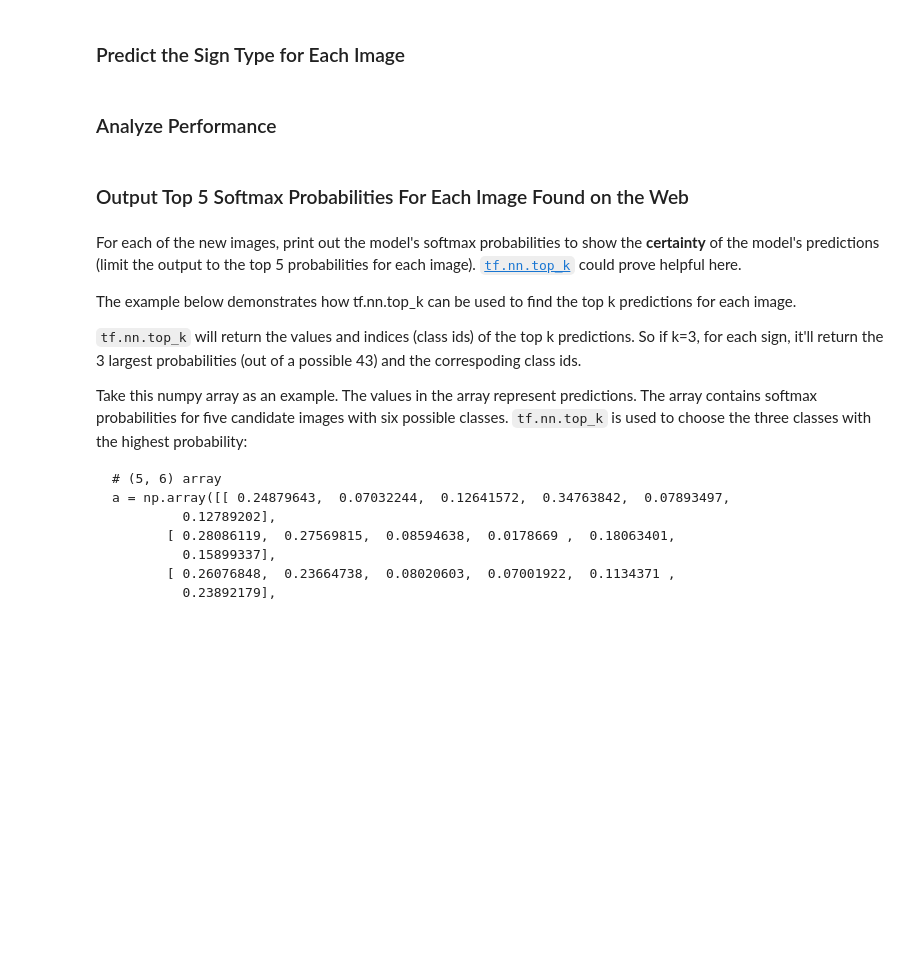
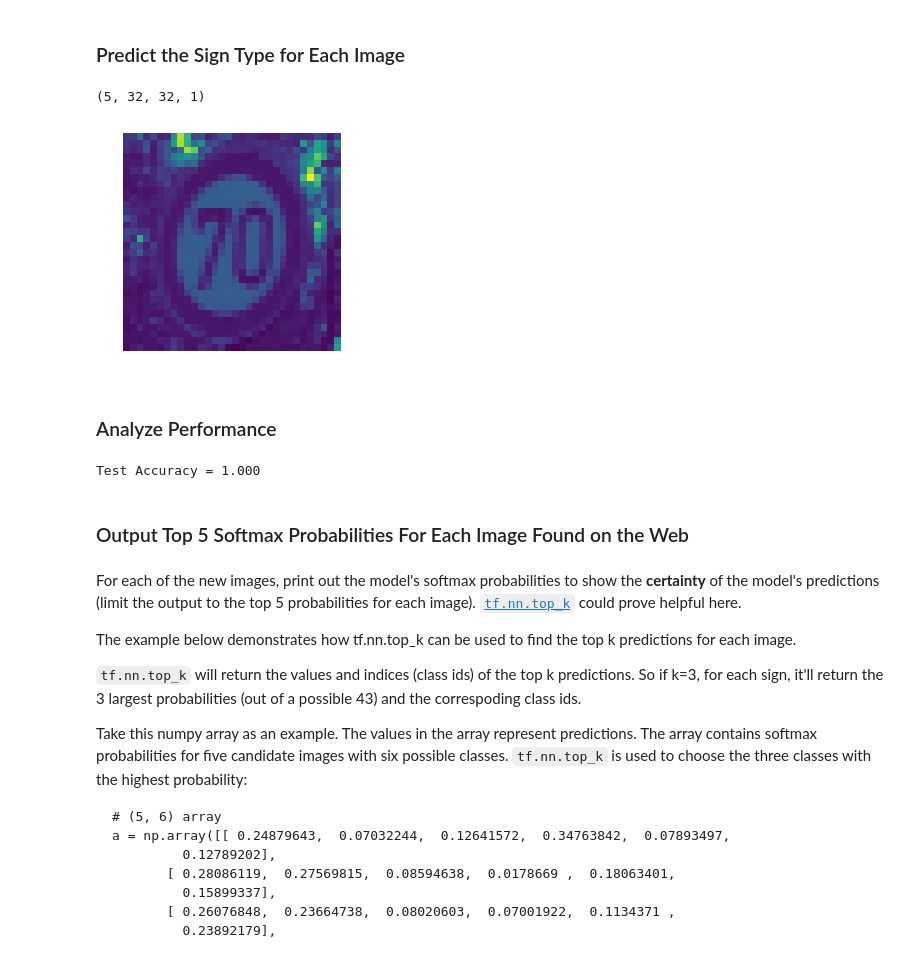
Before and after one commit to guangyangai/CarND-Traffic-Sign-Classifier-Project, a Jupyter notebook: Traffic_Sign_Classifier.ipynb, the cells around one changed output. Saved outputs shown, nothing was run; the diff lists cells and outputs as text; code cells hidden in the pictures; blank space fills up the shorter version.

```diff
--- a/Traffic_Sign_Classifier.ipynb
+++ b/Traffic_Sign_Classifier.ipynb
@@ -439,7 +449,26 @@ print(y_test_selected[0])
 # %%
 ### Run the predictions here and use the model to output the prediction for each image.
 ### Make sure to pre-process the images with the same pre-processing pipeline used earlier.
 ### Feel free to use as many code cells as needed.
+X_test_selected_copy = deepcopy(X_test_selected)
+X_test_selected_copy = (X_test_selected_copy - 128.)/ 128.
+X_test_selected_grayscale = np.zeros((5, 32, 32))
+for i in range(5):
+    X_test_selected_grayscale[i,:,:] = color.rgb2gray(X_test_selected_copy[i])
+X_test_selected_grayscale = np.expand_dims(X_test_selected_grayscale, axis=3)
+print(X_test_selected_grayscale.shape)
+X_test_selected_grayscale = X_test_selected_grayscale.astype(np.float32)
+
+
+img = X_test_selected_grayscale[0]
+%matplotlib inline
+fig, ax = plt.subplots()
+ax.imshow(img.squeeze())
+ax.axis('off')  # clear x- and y-axes
+plt.show()
+# %% [output]
+(5, 32, 32, 1)
+[figure, added]
 # %% [markdown]
 ### Analyze Performance
 # %%
@@ -448,8 +477,10 @@ print(y_test_selected[0])
 with tf.Session() as sess:
     saver.restore(sess, tf.train.latest_checkpoint('.'))
 
-    test_accuracy = evaluate(X_test, y_test)
+    test_accuracy = evaluate(X_test_selected_grayscale, y_test_selected)
     print("Test Accuracy = {:.3f}".format(test_accuracy))
+# %% [output]
+Test Accuracy = 1.000
 # %% [markdown]
 ### Output Top 5 Softmax Probabilities For Each Image Found on the Web
 # %% [markdown]
```
Also changed, not shown: parts of 2 cells of this notebook.
